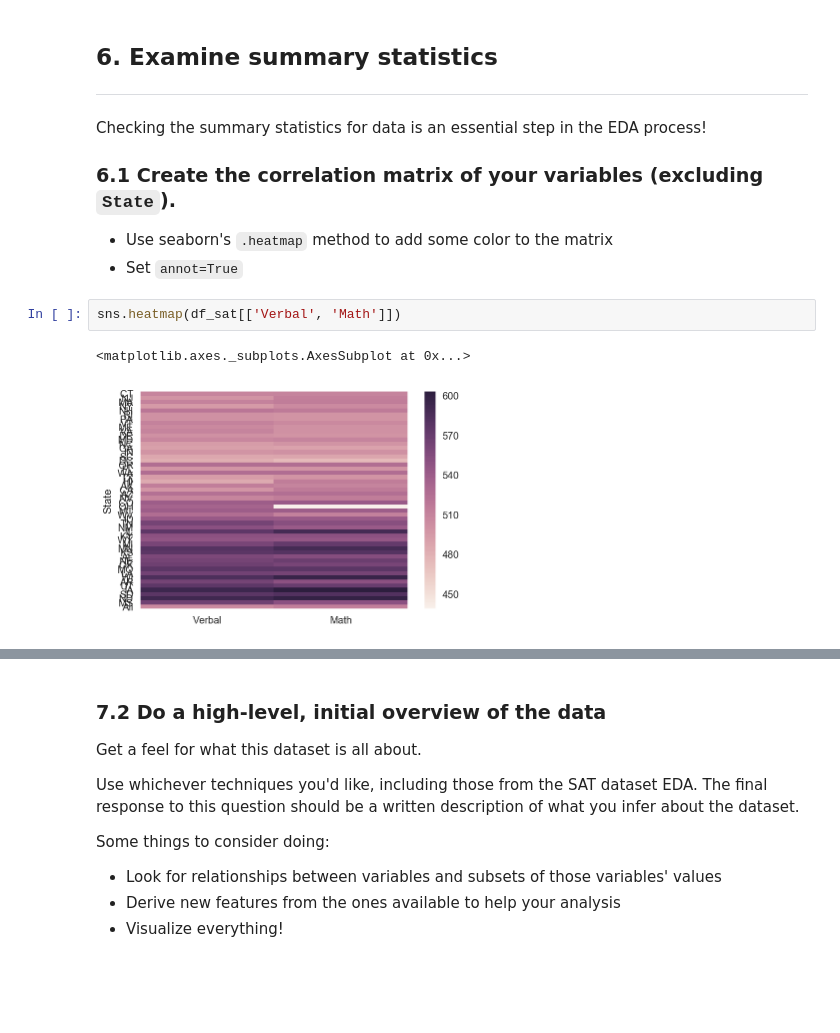
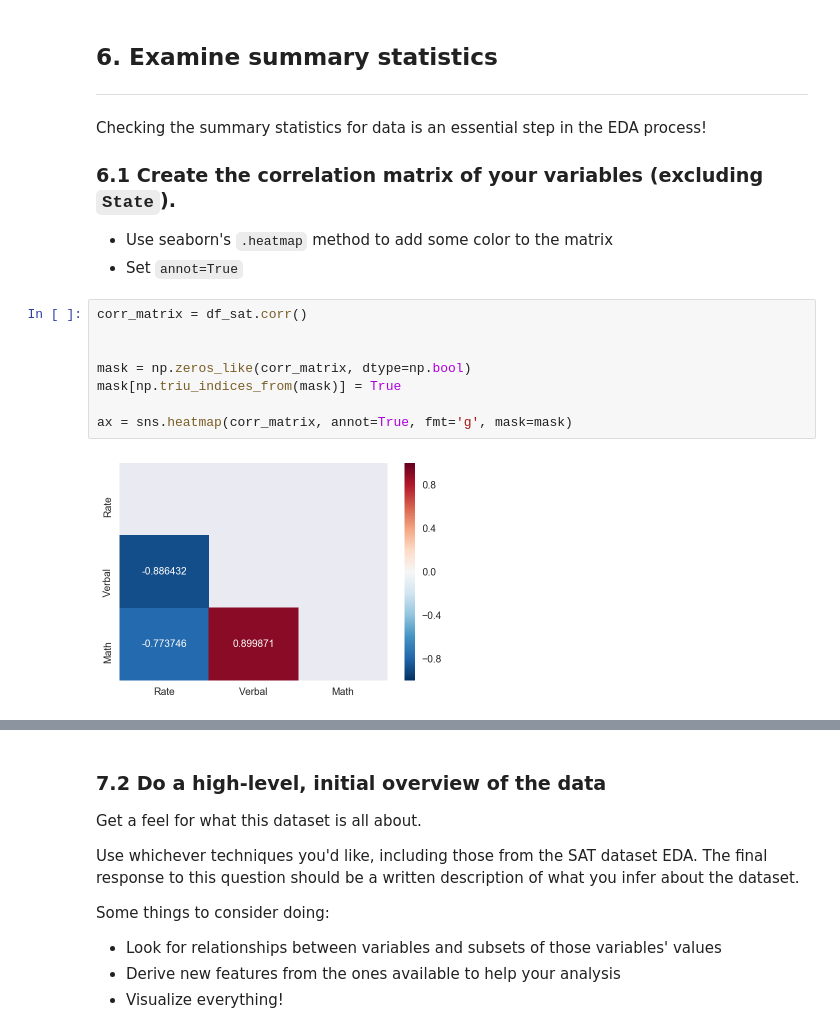
Before and after one commit to t-brewer/sats_and_drugs, a Jupyter notebook: project-02-v2-starter-code.ipynb, the cells around one changed output, grey strips where cells are left out. Saved outputs shown, nothing was run; the diff lists cells and outputs as text; blank space fills up the shorter version.

```diff
--- a/project-02-v2-starter-code.ipynb
+++ b/project-02-v2-starter-code.ipynb
@@ -648,11 +649,16 @@ Checking the summary statistics for data is an essential step in the EDA process
 
 - Use seaborn's `.heatmap` method to add some color to the matrix
 - Set `annot=True`
-# %%
-sns.heatmap(df_sat[['Verbal', 'Math']])
-# %% [output]
-<matplotlib.axes._subplots.AxesSubplot at 0x...>
-[figure, removed]
+# %%
+corr_matrix = df_sat.corr()
+
+
+mask = np.zeros_like(corr_matrix, dtype=np.bool)
+mask[np.triu_indices_from(mask)] = True
+
+ax = sns.heatmap(corr_matrix, annot=True, fmt='g', mask=mask)
+# %% [output]
+[figure, added]
 # %% [markdown]
 <img src="http://imgur.com/l5NasQj.png" style="float: left; margin: 25px 15px 0px 0px; height: 25px">
 
```
Also changed, not shown: parts of 15 cells of this notebook.
